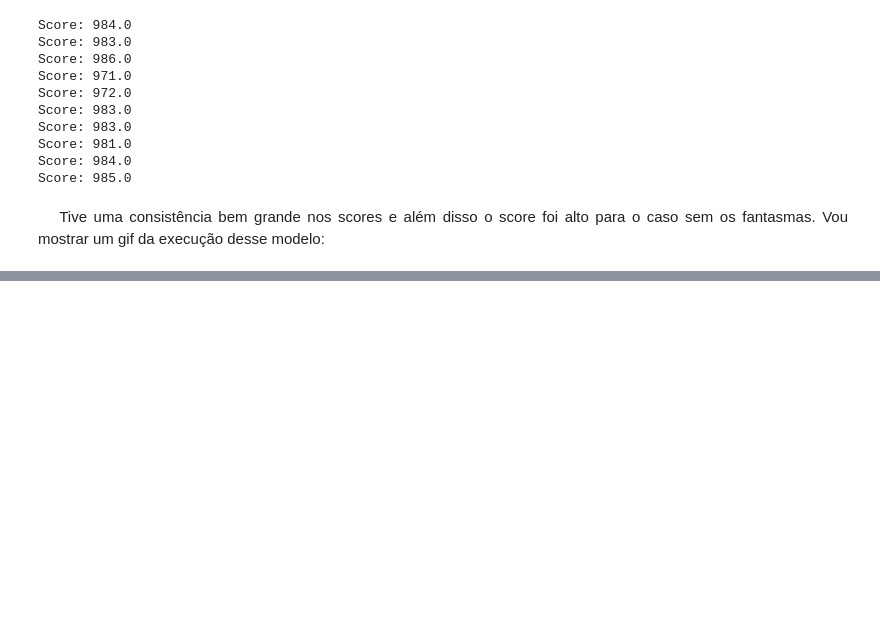
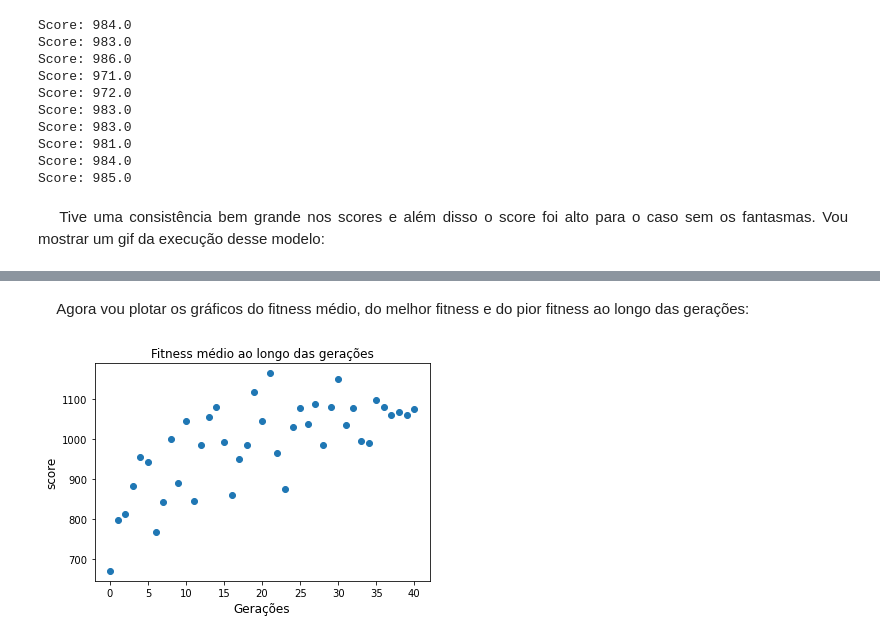
Before and after one commit to MateusOlivi/Machine-Learning, a Jupyter notebook: Projeto3/python3test/Projeto3.ipynb, the cells around one changed output, grey strips where cells are left out. Saved outputs shown, nothing was run; the diff lists cells and outputs as text; code cells hidden in the pictures; blank space fills up the shorter version.

```diff
--- a/Projeto3/python3test/Projeto3.ipynb
+++ b/Projeto3/python3test/Projeto3.ipynb
@@ -464,0 +476,19 @@ Score: 985.0
+# %%
+def fitfunctionSmallClassic(pesos):
+    argumentos ={}
+    pacman = SmartAgent(pesos)
+    ghostType = loadAgent('RandomGhost', True)
+    textDisplay.SLEEP_TIME = 0
+    argumentos['layout'] = layout.getLayout( 'smallClassic' )
+    argumentos['pacman'] = pacman
+    argumentos['ghosts'] = [ghostType( i+1 ) for i in range( 2 )]
+    argumentos['display'] = textDisplay.NullGraphics()
+    argumentos['numGames'] = 1
+    argumentos['record'] = False
+    argumentos['catchExceptions'] = True
+    argumentos['timeout'] = 1
+
+    res = runGames(**argumentos)
+    score = res[0].state.getScore()
+
+    return score
@@ -464,0 +497,12 @@ Score: 985.0
+# %%
+import geneticalgsmod as ge
+
+modelSmallClassic = ge.RealGA(fitness_func = fitfunctionSmallClassic,
+                              optim='max',      #Irei maximizar o score
+                              selection="rank", #Selecao usarei o ranqueamento
+                              mut_prob=0.10,    #Probabilidade de inverter bits na mut de 10%
+                              mut_type=1,       #Mutacao ocorrerá em no maxima 1 gene de um cromossomo
+                              cross_prob=0.9,   #Prob de ocorrer cross de 90%
+                              cross_type=1,     #Cross singlepoint
+                              elitism=True,     #Elitismo ativado
+                              tournament_size=None)
@@ -464,0 +518,3 @@ Score: 985.0
+# %%
+max_generation = 40
+fitness_progressSC, best_individualSC, worst_individualSC = modelSmallClassic.run(max_generation)
@@ -464,0 +539,6 @@ Score: 985.0
+# %% [markdown]
+&emsp; Agora vou plotar os gráficos do fitness médio, do melhor fitness e do pior fitness ao longo das gerações:
+# %%
+plotGraph(fitness_progressSC, 'Fitness médio ao longo das gerações')
+# %% [output]
+[figure, added]
```
Also changed, not shown: parts of 42 cells of this notebook, 2 other files.
